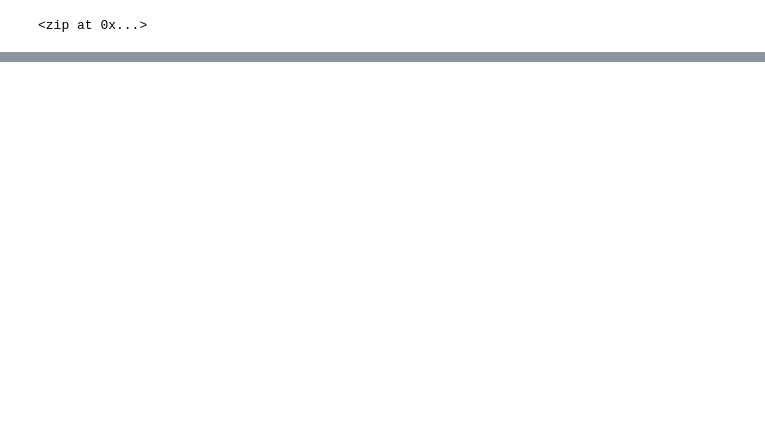
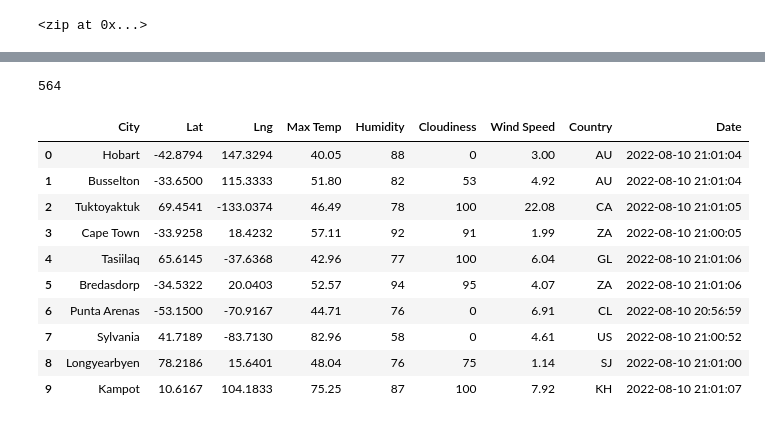
Before and after one commit to DannyJohnson-Hi/World_Weather_Analysis, a Jupyter notebook: WeatherPy.ipynb, the cells around one changed output, grey strips where cells are left out. Saved outputs shown, nothing was run; the diff lists cells and outputs as text; code cells hidden in the pictures; blank space fills up the shorter version.

```diff
--- a/WeatherPy.ipynb
+++ b/WeatherPy.ipynb
@@ -5,0 +1,17 @@ import numpy as np
+# %%
+# Import the dependencies.
+import pandas as pd
+import matplotlib.pyplot as plt
+import numpy as np
+# Import the requests library.
+import requests
+
+# Import the API key.
+from config import weather_api_key
+
+# Starting URL for Weather Map API Call.
+url = "http://api.openweathermap.org/data/2.5/weather?units=Imperial&APPID=" + weather_api_key
+print(url)
+
+# Import the datetime module from the datetime library.
+from datetime import datetime
@@ -14,7 +36,3 @@ lat_lngs
 # %%
 # Add the latitudes and longitudes to a list.
 coordinates = list(lat_lngs)
-# %%
-# Use the print() function to display the latitude and longitude combinations.
-for coordinate in coordinates:
-    print(coordinate[0], coordinate[1])
@@ -54,0 +142,20 @@ len(cities)
+# %%
+len(city_data)
+# %% [output]
+564
+# %%
+# Convert the array of dictionaries to a Pandas DataFrame.
+city_data_df = pd.DataFrame(city_data)
+city_data_df.head(10)
+# %% [output]
+|  | City | Lat | Lng | Max Temp | Humidity | Cloudiness | Wind Speed | Country | Date |
+| 0 | Hobart | -42.8794 | 147.3294 | 40.05 | 88 | 0 | 3.00 | AU | 2022-08-10 21:01:04 |
+| 1 | Busselton | -33.6500 | 115.3333 | 51.80 | 82 | 53 | 4.92 | AU | 2022-08-10 21:01:04 |
+| 2 | Tuktoyaktuk | 69.4541 | -133.0374 | 46.49 | 78 | 100 | 22.08 | CA | 2022-08-10 21:01:05 |
+| 3 | Cape Town | -33.9258 | 18.4232 | 57.11 | 92 | 91 | 1.99 | ZA | 2022-08-10 21:00:05 |
+| 4 | Tasiilaq | 65.6145 | -37.6368 | 42.96 | 77 | 100 | 6.04 | GL | 2022-08-10 21:01:06 |
+| 5 | Bredasdorp | -34.5322 | 20.0403 | 52.57 | 94 | 95 | 4.07 | ZA | 2022-08-10 21:01:06 |
+| 6 | Punta Arenas | -53.1500 | -70.9167 | 44.71 | 76 | 0 | 6.91 | CL | 2022-08-10 20:56:59 |
+| 7 | Sylvania | 41.7189 | -83.7130 | 82.96 | 58 | 0 | 4.61 | US | 2022-08-10 21:00:52 |
+| 8 | Longyearbyen | 78.2186 | 15.6401 | 48.04 | 76 | 75 | 1.14 | SJ | 2022-08-10 21:01:00 |
+| 9 | Kampot | 10.6167 | 104.1833 | 75.25 | 87 | 100 | 7.92 | KH | 2022-08-10 21:01:07 |
```
Also changed, not shown: parts of 8 cells of this notebook, 5 other files.
